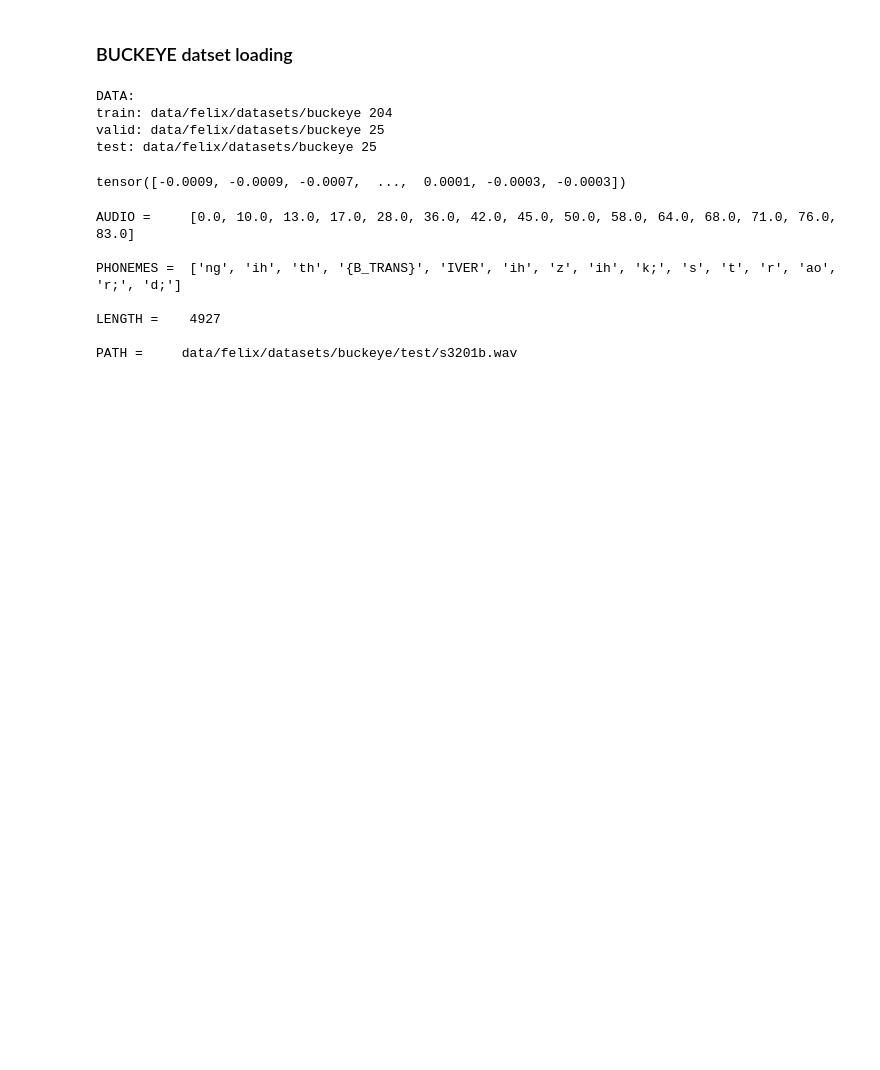
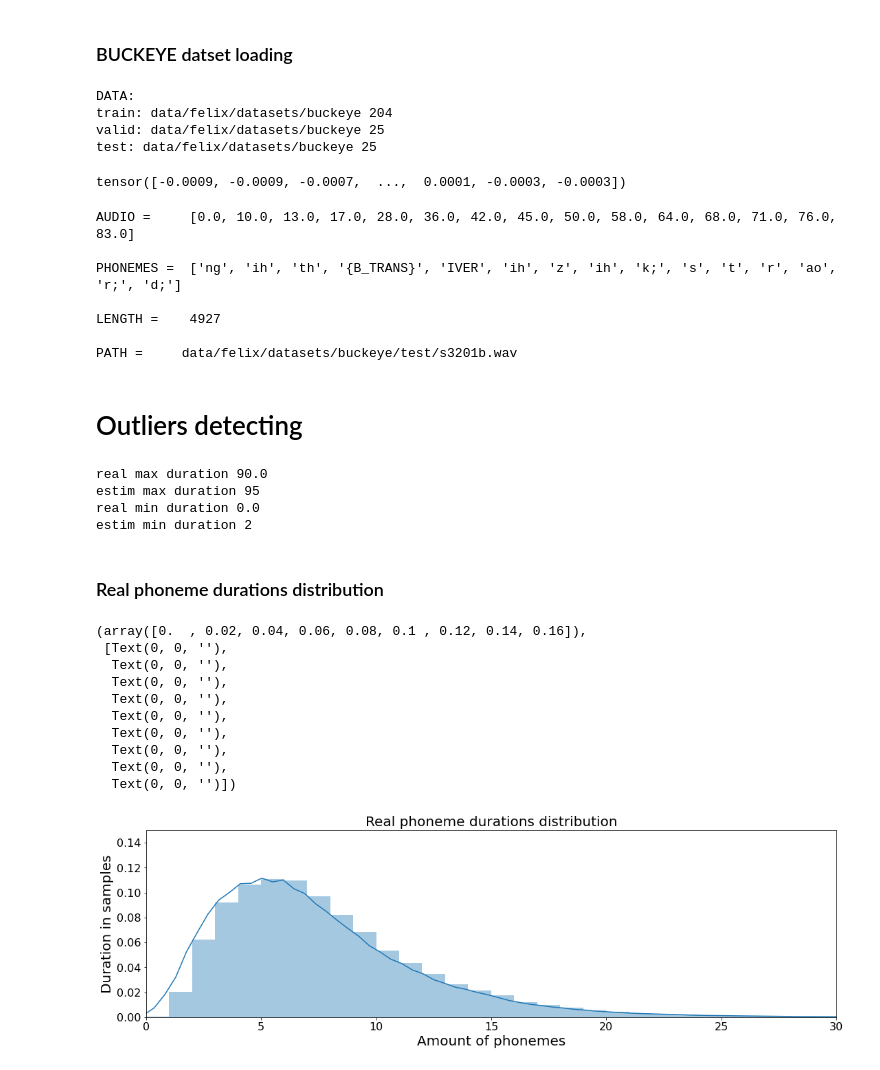
Before and after one commit to Albly/UnsupSeg, a Jupyter notebook: Report.ipynb, the cells around one changed output. Saved outputs shown, nothing was run; the diff lists cells and outputs as text; code cells hidden in the pictures; blank space fills up the shorter version.

Commit message:
Outliers detector for clasterization was added

```diff
--- a/Report.ipynb
+++ b/Report.ipynb
@@ -450,3 +454,58 @@ PHONEMES =  ['ng', 'ih', 'th', '{B_TRANS}', 'IVER', 'ih', 'z', 'ih', 'k;', 's',
 LENGTH =    4927
 
 PATH =     data/felix/datasets/buckeye/test/s3201b.wav
+# %% [markdown]
+# Outliers detecting
+# %%
+import pandas as pd
+import seaborn as sns
+import numpy as np
+import matplotlib.pyplot as plt
+%matplotlib inline
+
+durations_real = []
+for i in range(len(realbounds)):
+    # next bounds - previous bounds = durations
+    durations_real.extend(realbounds[i][1:] - realbounds[i][:-1])
+
+durations_estimated = []
+for i in range(len(boundaries)):
+    # next bounds - previous bounds = durations
+    durations_estimated.extend(boundaries[i][1:] - boundaries[i][:-1])
+
+data = pd.DataFrame(data = durations_real)
+data1 = pd.DataFrame(data = durations_estimated)
+
+print('real max duration',data.max().max())
+print('estim max duration',data1.max().max())
+print('real min duration',data.min().min())
+print('estim min duration',data1.min().min())
+# %% [output]
+real max duration 90.0
+estim max duration 95
+real min duration 0.0
+estim min duration 2
+# %% [markdown]
+### Real phoneme durations distribution
+# %%
+plt.figure(figsize=(18,5))
+plt.title('Real phoneme durations distribution', fontsize=20)
+sns.distplot(data,bins = 90)
+plt.xlim(0,30)
+plt.ylim(0,0.15)
+plt.xlabel('Amount of phonemes', fontsize=20)
+plt.ylabel('Duration in samples', fontsize=20)
+plt.xticks(fontsize=16)
+plt.yticks(fontsize=16)
+# %% [output]
+(array([0.  , 0.02, 0.04, 0.06, 0.08, 0.1 , 0.12, 0.14, 0.16]),
+ [Text(0, 0, ''),
+  Text(0, 0, ''),
+  Text(0, 0, ''),
+  Text(0, 0, ''),
+  Text(0, 0, ''),
+  Text(0, 0, ''),
+  Text(0, 0, ''),
+  Text(0, 0, ''),
+  Text(0, 0, '')])
+[figure, added]
```
Also changed, not shown: parts of 7 cells of this notebook.
